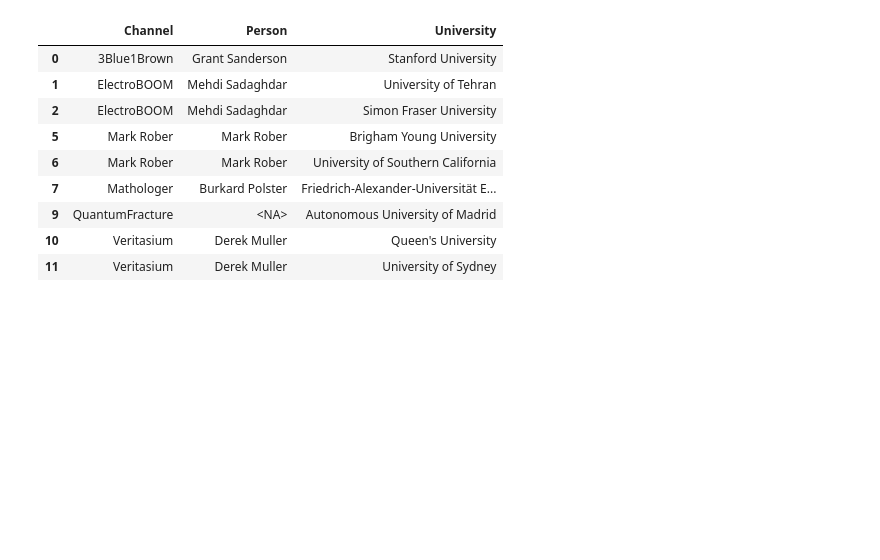
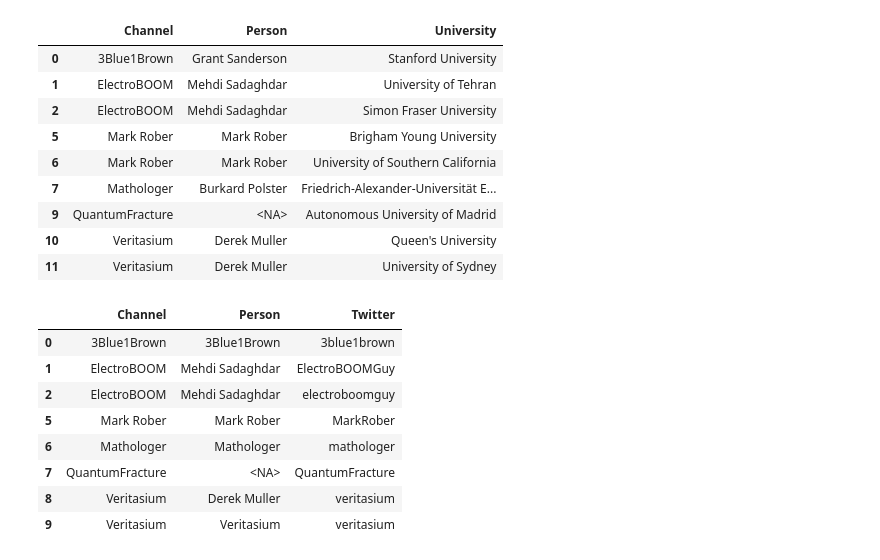
Before and after one commit to Mariogarber/Hackathon_GESTDB, a Jupyter notebook: results/sparql_queries.ipynb, the cells around one changed output. Cells and saved outputs as stored; diff of their text form; code cells hidden in the pictures; blank space fills up the shorter version.

```diff
--- a/results/sparql_queries.ipynb
+++ b/results/sparql_queries.ipynb
@@ -603,3 +603,70 @@ df
 | 9 | QuantumFracture | <NA> | Autonomous University of Madrid |
 | 10 | Veritasium | Derek Muller | Queen's University |
 | 11 | Veritasium | Derek Muller | University of Sydney |
+# %%
+query = """
+PREFIX wd:   <http://www.wikidata.org/entity/>
+PREFIX wdt:  <http://www.wikidata.org/prop/direct/>
+PREFIX owl:  <http://www.w3.org/2002/07/owl#>
+PREFIX schema: <http://schema.org/>
+PREFIX rdfs: <http://www.w3.org/2000/01/rdf-schema#>
+
+SELECT DISTINCT ?channel ?channelName ?wikidataEntity ?personName ?twitterHandle
+WHERE {
+  # --- Canal enlazado a Wikidata ---
+  ?channel a wd:Q17558136 ;
+           schema:name ?channelName ;
+           owl:sameAs ?wikidataEntity .
+  FILTER(STRSTARTS(STR(?wikidataEntity), "http://www.wikidata.org/entity/"))
+
+  # ---Bloque federado: buscar Twitter del canal o de su creador ---
+  SERVICE <https://query.wikidata.org/sparql> {
+    {
+      # Caso: el canal en sí tiene cuenta de Twitter
+      OPTIONAL { ?wikidataEntity wdt:P2002 ?twitterHandle . }
+      OPTIONAL { ?wikidataEntity rdfs:label ?personName . FILTER(LANG(?personName)="en") }
+    }
+    UNION
+    {
+      # Caso: el canal tiene un presentador o creador con Twitter
+      ?wikidataEntity (wdt:P175|wdt:P371|wdt:P170) ?person .
+      OPTIONAL { ?person wdt:P2002 ?twitterHandle . }
+      OPTIONAL { ?person rdfs:label ?personName . FILTER(LANG(?personName)="en") }
+    }
+    FILTER(BOUND(?twitterHandle))
+  }
+}
+ORDER BY ?channelName
+
+"""
+
+sparql.setQuery(query)
+results = sparql.query().convert()
+
+# Convert results to a DataFrame
+data = []
+for result in results["results"]["bindings"]:
+  channel_name = result["channelName"]["value"]
+  person_name = result.get("personName", {}).get("value", pd.NA)
+  twitter_handle = result.get("twitterHandle", {}).get("value", pd.NA)
+  data.append({
+    "Channel": channel_name,
+    "Person": person_name,
+    "Twitter": twitter_handle
+  })
+
+df = pd.DataFrame(data)
+
+df = df.drop_duplicates()
+
+df
+# %% [output]
+|  | Channel | Person | Twitter |
+| 0 | 3Blue1Brown | 3Blue1Brown | 3blue1brown |
+| 1 | ElectroBOOM | Mehdi Sadaghdar | ElectroBOOMGuy |
+| 2 | ElectroBOOM | Mehdi Sadaghdar | electroboomguy |
+| 5 | Mark Rober | Mark Rober | MarkRober |
+| 6 | Mathologer | Mathologer | mathologer |
+| 7 | QuantumFracture | <NA> | QuantumFracture |
+| 8 | Veritasium | Derek Muller | veritasium |
+| 9 | Veritasium | Veritasium | veritasium |
```
